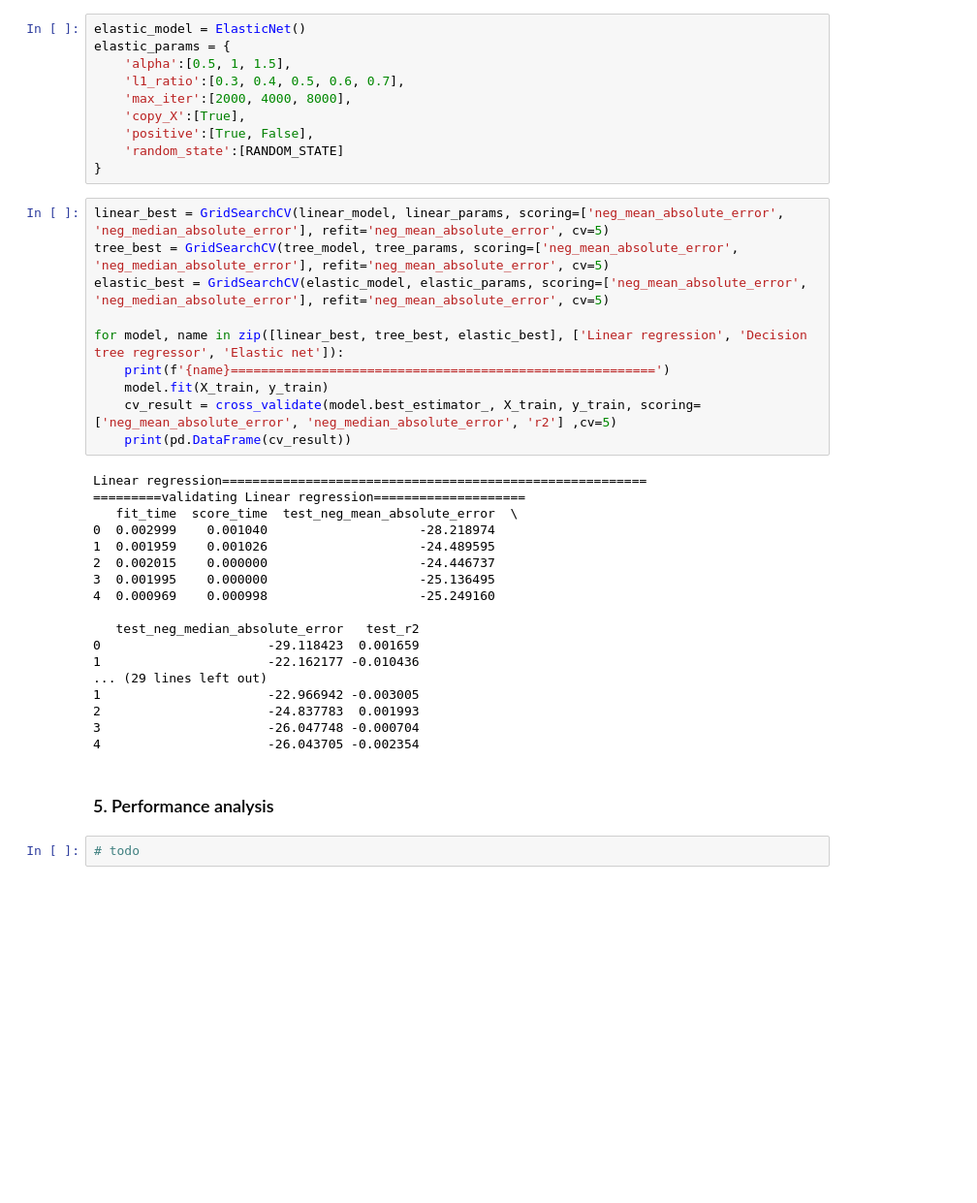
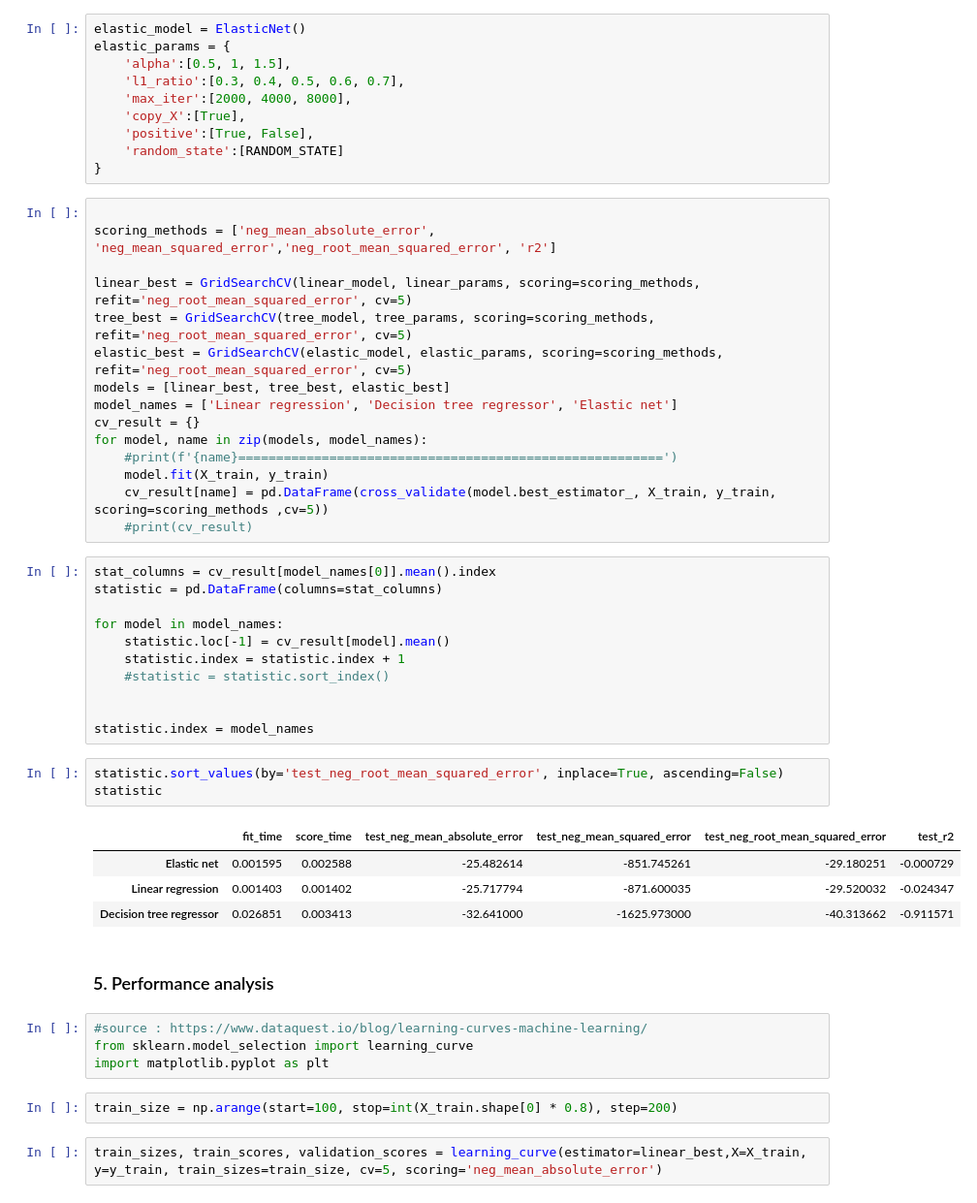
Before and after one commit to jewbe22/eecs3401-group2-groupProject, a Jupyter notebook: src/CO2_emission.ipynb, the cells around one changed output. Shown at 97% size. Cells and saved outputs as stored; diff of their text form; blank space fills up the shorter version.

```diff
--- a/src/CO2_emission.ipynb
+++ b/src/CO2_emission.ipynb
@@ -109,34 +109,46 @@ elastic_params = {
     'random_state':[RANDOM_STATE]
 }
 # %%
-linear_best = GridSearchCV(linear_model, linear_params, scoring=['neg_mean_absolute_error', 'neg_median_absolute_error'], refit='neg_mean_absolute_error', cv=5)
-tree_best = GridSearchCV(tree_model, tree_params, scoring=['neg_mean_absolute_error', 'neg_median_absolute_error'], refit='neg_mean_absolute_error', cv=5)
-elastic_best = GridSearchCV(elastic_model, elastic_params, scoring=['neg_mean_absolute_error', 'neg_median_absolute_error'], refit='neg_mean_absolute_error', cv=5)
 
-for model, name in zip([linear_best, tree_best, elastic_best], ['Linear regression', 'Decision tree regressor', 'Elastic net']):
-    print(f'{name}========================================================')
+scoring_methods = ['neg_mean_absolute_error', 'neg_mean_squared_error','neg_root_mean_squared_error', 'r2']
+
+linear_best = GridSearchCV(linear_model, linear_params, scoring=scoring_methods, refit='neg_root_mean_squared_error', cv=5)
+tree_best = GridSearchCV(tree_model, tree_params, scoring=scoring_methods, refit='neg_root_mean_squared_error', cv=5)
+elastic_best = GridSearchCV(elastic_model, elastic_params, scoring=scoring_methods, refit='neg_root_mean_squared_error', cv=5)
+models = [linear_best, tree_best, elastic_best]
+model_names = ['Linear regression', 'Decision tree regressor', 'Elastic net']
+cv_result = {}
+for model, name in zip(models, model_names):
+    #print(f'{name}========================================================')
     model.fit(X_train, y_train)
-    cv_result = cross_validate(model.best_estimator_, X_train, y_train, scoring=['neg_mean_absolute_error', 'neg_median_absolute_error', 'r2'] ,cv=5)
-    print(pd.DataFrame(cv_result))
+    cv_result[name] = pd.DataFrame(cross_validate(model.best_estimator_, X_train, y_train, scoring=scoring_methods ,cv=5))
+    #print(cv_result)
-# %% [output]
-Linear regression========================================================
-=========validating Linear regression====================
-   fit_time  score_time  test_neg_mean_absolute_error  \
-0  0.002999    0.001040                    -28.218974
-1  0.001959    0.001026                    -24.489595
-2  0.002015    0.000000                    -24.446737
-3  0.001995    0.000000                    -25.136495
-4  0.000969    0.000998                    -25.249160
-
-   test_neg_median_absolute_error   test_r2
-0                      -29.118423  0.001659
-1                      -22.162177 -0.010436
-... (29 lines left out)
-1                      -22.966942 -0.003005
-2                      -24.837783  0.001993
-3                      -26.047748 -0.000704
-4                      -26.043705 -0.002354
+# %%
+stat_columns = cv_result[model_names[0]].mean().index
+statistic = pd.DataFrame(columns=stat_columns)
+
+for model in model_names:
+    statistic.loc[-1] = cv_result[model].mean()
+    statistic.index = statistic.index + 1
+    #statistic = statistic.sort_index()
+
+
+statistic.index = model_names
+# %%
+statistic.sort_values(by='test_neg_root_mean_squared_error', inplace=True, ascending=False)
+statistic
+# %% [output]
+|  | fit_time | score_time | test_neg_mean_absolute_error | test_neg_mean_squared_error | test_neg_root_mean_squared_error | test_r2 |
+| Elastic net | 0.001595 | 0.002588 | -25.482614 | -851.745261 | -29.180251 | -0.000729 |
+| Linear regression | 0.001403 | 0.001402 | -25.717794 | -871.600035 | -29.520032 | -0.024347 |
+| Decision tree regressor | 0.026851 | 0.003413 | -32.641000 | -1625.973000 | -40.313662 | -0.911571 |
 # %% [markdown]
 ### 5. Performance analysis ###
 # %%
-# todo
+#source : https://www.dataquest.io/blog/learning-curves-machine-learning/
+from sklearn.model_selection import learning_curve
+import matplotlib.pyplot as plt
+# %%
+train_size = np.arange(start=100, stop=int(X_train.shape[0] * 0.8), step=200)
+# %%
+train_sizes, train_scores, validation_scores = learning_curve(estimator=linear_best,X=X_train, y=y_train, train_sizes=train_size, cv=5, scoring='neg_mean_absolute_error')
```
Also changed, not shown: parts of 3 cells of this notebook.
